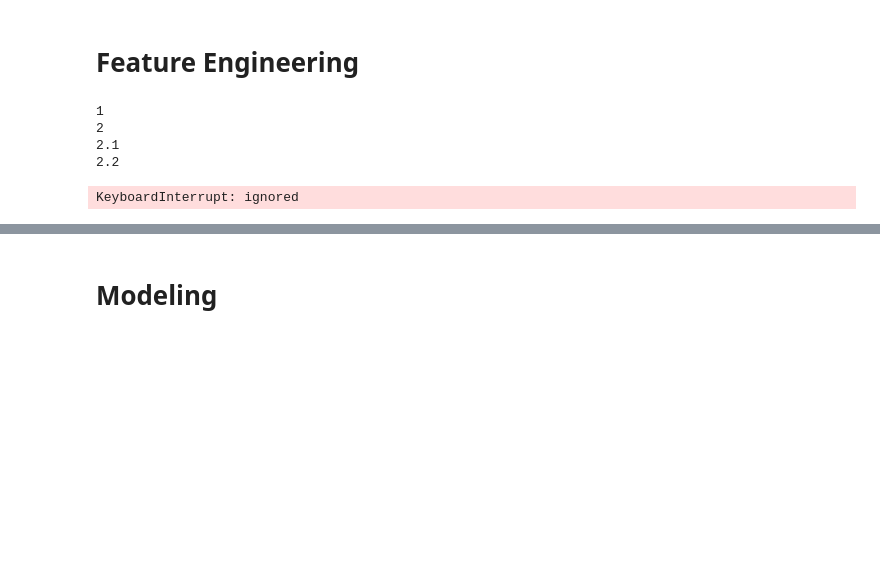
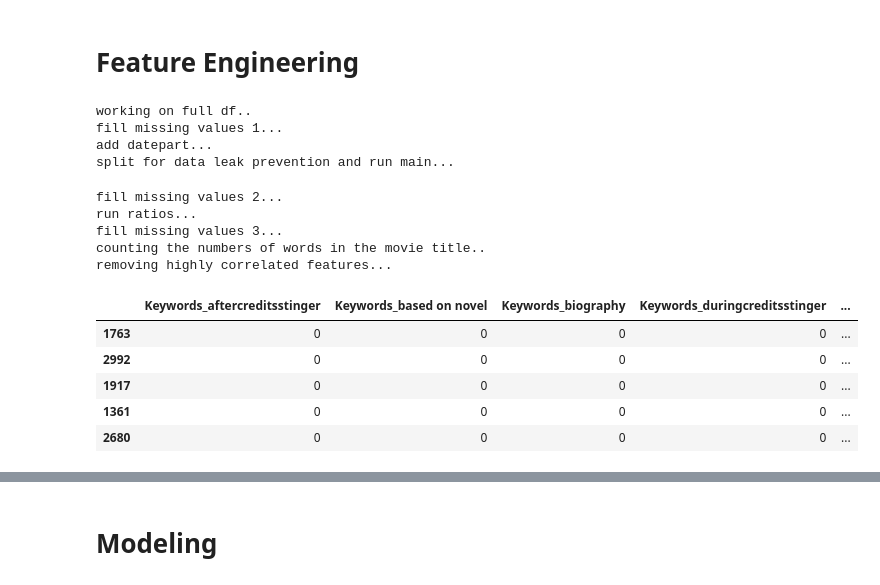
Before and after one commit to Idan707/Kaggle_TMDB_Box_Office_Prediction, a Jupyter notebook: Kaggle_TMDB_Box_Office_Prediction_PrepForSub_tofix.ipynb, the cells around one changed output, grey strips where cells are left out. Drawn from its saved outputs; the diff is of its cells as text; code cells hidden in the pictures; blank space fills up the shorter version.

```diff
--- a/Kaggle_TMDB_Box_Office_Prediction_PrepForSub_tofix.ipynb
+++ b/Kaggle_TMDB_Box_Office_Prediction_PrepForSub_tofix.ipynb
@@ -103,8 +74,11 @@ def add_x_length_column(df, col):
 def extract_genres(df):
     df['genres'] = df['genres'].apply(format_dict_column_and_extract_names)
     df = add_x_length_column(df, col='genres')
-    df = df.join(pd.DataFrame(mlb.fit_transform(df.pop('genres')), columns=list(map(lambda x: 'genre_'+x, mlb.classes_)),
-                              index=df.index))
+    temp = mlb.fit_transform(df.pop('genres'))
+    temp_df = pd.DataFrame(temp, columns=list(map(lambda x: 'genres'+'_'+x,mlb.classes_)),
+                              index=df.index)
+
+    df = pd.concat([df, temp_df], axis=1)
 
     return df
 
@@ -118,8 +92,12 @@ def extract_common(df, col, limit, apply_dict_to_col=True):
     add_x_length_column(df, col)
     df[col] = df[col].apply(lambda x: list(filter(lambda i: i in companiesToKeep, x)))
 
-    df = df.join(pd.DataFrame(mlb.fit_transform(df.pop(col)), columns=list(map(lambda x: col+'_'+x,mlb.classes_)),
-                              index=df.index))
+    temp = mlb.fit_transform(df.pop(col))
+    temp_df = pd.DataFrame(temp, columns=list(map(lambda x: col+'_'+x,mlb.classes_)),
+                              index=df.index)
+
+    df = pd.concat([df, temp_df], axis=1)
+
     return df
 
 def last_year_metrics(df, agg_col='release_date_Year', calc_col=['revenue','imdb_id','popularity','budget'], leg=1):
@@ -190,22 +168,16 @@ def add_gender(df, col, dict_key_in , dict_value_in):
 
 def run_main(train, test):
 
-  # df = df.loc[:, ['budget', 'revenue', 'runtime']]
-  # df['budget'] = df['budget'].astype(int)
-  # df['revenue'] = df['revenue'].astype(int)
-  # df['runtime'] = df['runtime'].astype(int)
   test['train_test'] = 'test'
   train['train_test'] = 'train'
+
+  # work on full df
+  print('working on full df..')
   df = pd.concat([train, test],axis=0, sort=True)
-  print('1')
   df = extract_genres(df)
-  print('2')
   df = extract_common(df, col='production_companies', limit=30)
-  print('2.1')
   df = extract_common(df, col='production_countries', limit=20)
-  print('2.2')
   df = extract_common(df, col='spoken_languages', limit=15)
-  print('2.3')
   df = extract_common(df, col='Keywords', limit=15)
 
   df = add_gender(df, col='crew', dict_key_in='job', dict_value_in='Producer')
@@ -214,29 +186,37 @@ def run_main(train, test):
   df = add_gender(df, col='cast', dict_key_in='order', dict_value_in=1)
   df = extract_common(df, col='cast', limit=15)
   df = extract_common(df, col='crew', limit=15)
-  print('3')
+
   # fill missing values 1
+  print('fill missing values 1...')
   df['cast_size'] = np.where(df['cast_size'] == 0, df['cast_size'].mean(), df['cast_size'])
   df['crew_size'] = np.where(df['crew_size'] == 0, df['crew_size'].mean(), df['crew_size'])
 
   # add datepart
+  print('add datepart...')
   df = add_datepart(df,col = 'release_date')
-  print('4')
+
   # split for data leak prevention
+  print('split for data leak prevention and run main...')
   train = df[df['train_test'] == 'train']
   test = df[df['train_test'] == 'test']
 
-  for df_ in [train, test]:
-    print(len(df_.columns))
-    df_ = last_year_metrics(df_)
-    df_ = days_diff_from_last_movie(df_)
-    df_['revenue'] = np.where(df_['revenue'] == 0, df_['last_period_median_revenue'], df_['revenue'])
-    df_['revenue'] = np.where(df_['revenue'] == 0, df_["revenue"].mean(), df_['revenue'])
-    df_ = extract_common_overview_words(df_, col='overview')
+  train = last_year_metrics(train)
+  train = days_diff_from_last_movie(train)
+  train['revenue'] = np.where(train['revenue'] == 0, train['last_period_median_revenue'], train['revenue'])
+  train['revenue'] = np.where(train['revenue'] == 0, train["revenue"].mean(), train['revenue'])
+  train = extract_common_overview_words(train, col='overview')
+
+  test = last_year_metrics(test)
+  test = days_diff_from_last_movie(test)
+  test['revenue'] = np.where(test['revenue'] == 0, test['last_period_median_revenue'], test['revenue'])
+  test['revenue'] = np.where(test['revenue'] == 0, test["revenue"].mean(), test['revenue'])
+  test = extract_common_overview_words(test, col='overview')
 
   df = pd.concat([train, test],axis=0, sort=True)
 
   # fill missing values 2
+  print('fill missing values 2...')
   df['budget'] = np.where(df['budget'] == 0, df['last_period_median_budget'], df['budget'])
   df['budget'] = np.where(df['budget'] == 0, df["budget"].mean(), df['budget'])
   df['production_companies_size'] = np.where(df['production_companies_size'] == 0, df["production_companies_size"].mean(), df['production_companies_size'])
@@ -244,36 +224,49 @@ def run_main(train, test):
   df['Keywords_size'] = np.where(df['Keywords_size'] == 0, df["Keywords_size"].mean(), df['Keywords_size'])
 
   # run ratios
+  print('run ratios...')
   df = ratios(df)
 
   # fill missing values 3
+  print('fill missing values 3...')
   df = df.replace([np.inf, -np.inf], np.nan)
   df['budget_to_runtime'] = np.where(df['budget_to_runtime'] == np.nan, df["budget_to_runtime"].mean(), df['budget_to_runtime'])
   df['belongs_to_collection_bool'] = np.where(df['belongs_to_collection'].isna(), 0, 1)
   df.drop(['belongs_to_collection'], axis=1, inplace=True)
 
   # counting the numbers of words in the movie title
+  print('counting the numbers of words in the movie title..')
   df['original_title_words'] = df.original_title.str.split()
   df['original_title_words'] = df['original_title_words'].apply(lambda x: len(x))
 
   df = pd.get_dummies(df, prefix=['job_Producer_gender', 'job_Director_gender', 'order_0_gender', 'order_1_gender'],
                           columns=['job_Producer_gender', 'job_Director_gender', 'order_0_gender', 'order_1_gender'])
 
   # removing highly correlated features
+  print('removing highly correlated features...')
   df.drop(["crew_Bob Weinstein", "release_date_Year"], inplace=True, axis=1)
 
   # normalize features
   scaler = preprocessing.MinMaxScaler()
   df["budget_to_popularity"] = scaler.fit_transform(df[["budget_to_popularity"]])
 
   return df
 
-
 df = run_main(train, test)
 df.head()
 # %% [output]
-1
-2
-2.1
-2.2
+working on full df..
+fill missing values 1...
+add datepart...
+split for data leak prevention and run main...
-KeyboardInterrupt: ignored
+fill missing values 2...
+run ratios...
+fill missing values 3...
+counting the numbers of words in the movie title..
+removing highly correlated features...
+|  | Keywords_aftercreditsstinger | Keywords_based on novel | Keywords_biography | Keywords_duringcreditsstinger | ... |
+| 1763 | 0 | 0 | 0 | 0 | ... |
+| 2992 | 0 | 0 | 0 | 0 | ... |
+| 1917 | 0 | 0 | 0 | 0 | ... |
+| 1361 | 0 | 0 | 0 | 0 | ... |
+| 2680 | 0 | 0 | 0 | 0 | ... |
```
Also changed, not shown: parts of 13 cells of this notebook.
